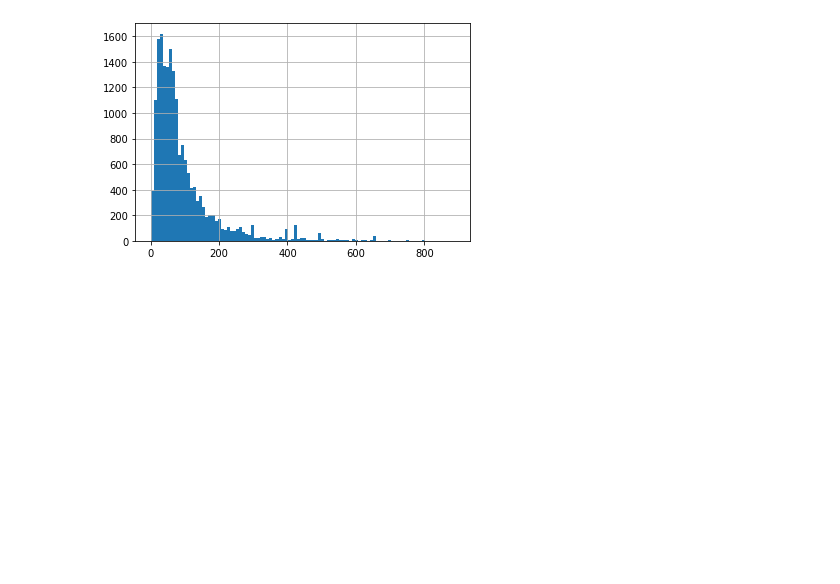
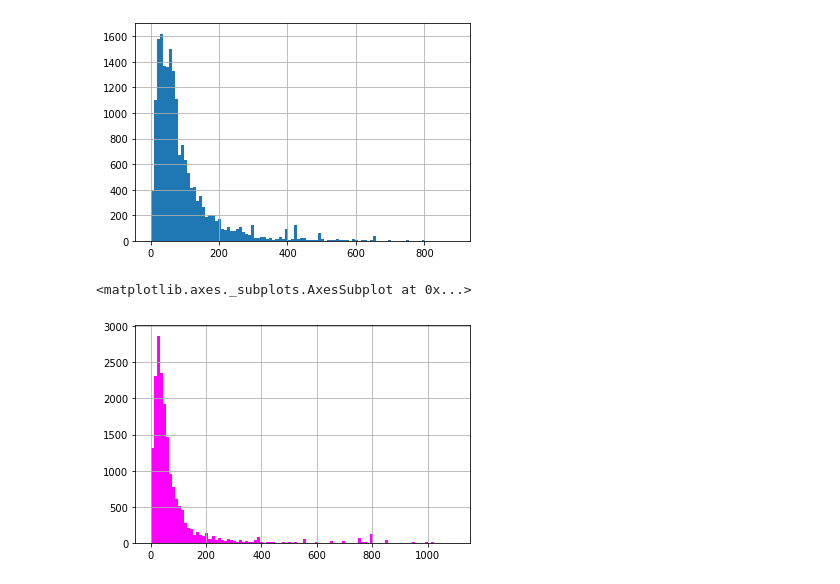
Before and after one commit to Kornijka/dw_matrix, a Jupyter notebook: matrix_one/day3.ipynb, the cells around one changed output. Cells and saved outputs as stored; diff of their text form; code cells hidden in the pictures; blank space fills up the shorter version.

```diff
--- a/matrix_one/day3.ipynb
+++ b/matrix_one/day3.ipynb
@@ -67,4 +91,5 @@ Name: prices_currency, dtype: float64
 # %%
 dfm_usd = dfm[ dfm.prices_currency == 'USD' ].copy()
-dfm_usd.shape
+dfw_usd = dfw[ dfw.prices_currency == 'USD' ].copy()
+dfm_usd.shape, dfw_usd.shape
 # %% [output]
@@ -81,10 +111,12 @@ Name: prices_amountmin, dtype: object
 # %%
 dfm_usd['prices_amountmin'] = dfm_usd.prices_amountmin.astype(np.float)
+dfw_usd['prices_amountmin'] = dfw_usd.prices_amountmin.astype(np.float)
 dfm_usd['prices_amountmin'].hist()
 # %% [output]
 <matplotlib.axes._subplots.AxesSubplot at 0x...>
 [figure]
 # %%
-filter_max = np.percentile(dfm_usd['prices_amountmin'], 99)
-filter_max
+filter_max_m = np.percentile(dfm_usd['prices_amountmin'], 99)
+filter_max_w = np.percentile(dfw_usd['prices_amountmin'], 99)
+filter_max_m, filter_max_w
 # %% [output]
@@ -92,9 +124,15 @@ filter_max
 # %%
-dfm_usd_filter = dfm_usd[ dfm_usd['prices_amountmin'] < filter_max]
+dfm_usd_filter = dfm_usd[ dfm_usd['prices_amountmin'] < filter_max_m]
+dfw_usd_filter = dfw_usd[ dfw_usd['prices_amountmin'] < filter_max_w]
 # %%
 dfm_usd_filter.prices_amountmin.hist(bins=100)
 # %% [output]
 <matplotlib.axes._subplots.AxesSubplot at 0x...>
 [figure]
+# %%
+dfw_usd_filter.prices_amountmin.hist(color='magenta', bins=100)
+# %% [output]
+<matplotlib.axes._subplots.AxesSubplot at 0x...>
+[figure, added]
 # %%
 dfm_usd_filter.to_csv('data/shoes_prices_men.csv', index=False)
```
Also changed, not shown: parts of 10 cells of this notebook, 1 other file.
